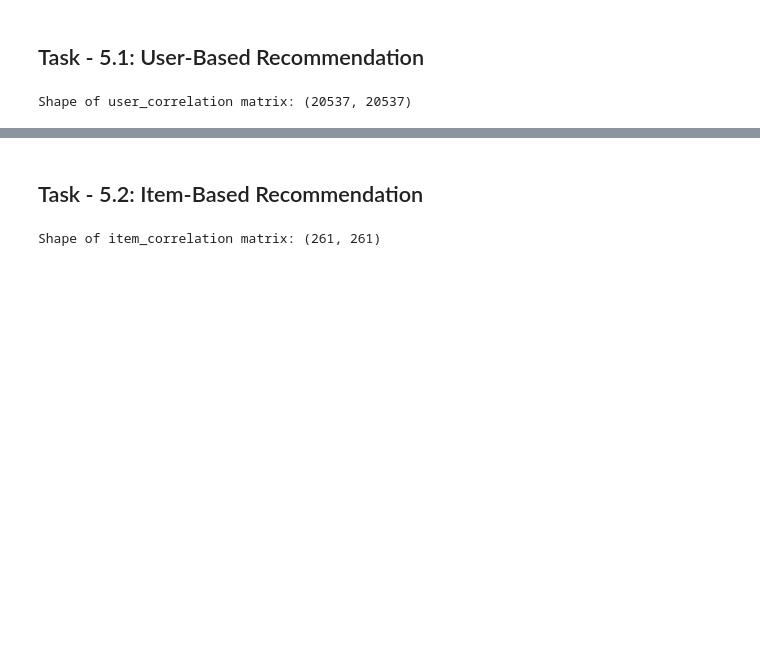
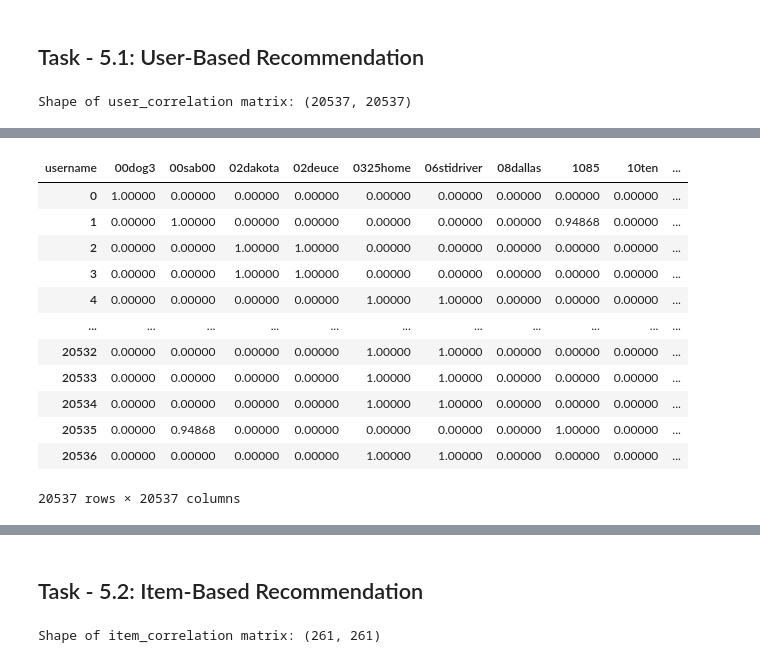
Before and after one commit to mundrapiyush/product-recommendation-app, a Jupyter notebook: development/product-recommendation-model-development.ipynb, the cells around one changed output, grey strips where cells are left out. Cells and saved outputs as stored; diff of their text form; code cells hidden in the pictures; blank space fills up the shorter version.

```diff
--- a/development/product-recommendation-model-development.ipynb
+++ b/development/product-recommendation-model-development.ipynb
@@ -768,8 +719,8 @@ Shape of train_recommendation_transposed_pivot_df: (261, 20537)
 # %%
 # Creating the User Similarity Matrix using pairwise_distance function.
 user_correlation = 1 - pairwise_distances(train_recommendation_pivot_df, metric='cosine')
+user_correlation[user_correlation < 0] = 0
+user_correlation_df = pd.DataFrame(user_correlation)
 print("Shape of user_correlation matrix:", user_correlation.shape)
-user_predicted_ratings = np.dot(user_correlation, train_recommendation_pivot_df.fillna(0))
-user_final_rating = np.multiply(user_predicted_ratings,dummy_train_recommendation_df)
 # %% [output]
 Shape of user_correlation matrix: (20537, 20537)
@@ -783,5 +749,6 @@ with open('models/user_based_recommendation.pkl', 'wb') as file:
 # %%
-# user_correlation_df = pd.DataFrame(user_correlation)
-# user_correlation_df['username'] = train_recommendation_pivot_df.index
-# user_correlation_df.set_index('username',inplace=True)
-# user_correlation_df.head(5)
+# Create a new column called username in the user_correlation_df DataFrame
+user_correlation_df = pd.DataFrame(user_correlation)
+user_correlation_df['username'] = train_recommendation_pivot_df.index
+user_correlation_df.set_index('username',inplace=True)
+user_correlation_df.head(5)
@@ -792,0 +778,16 @@ with open('models/user_based_recommendation.pkl', 'wb') as file:
+# %%
+user_correlation_df.T
+# %% [output]
+| username | 00dog3 | 00sab00 | 02dakota | 02deuce | 0325home | 06stidriver | 08dallas | 1085 | 10ten | ... |
+| 0 | 1.00000 | 0.00000 | 0.00000 | 0.00000 | 0.00000 | 0.00000 | 0.00000 | 0.00000 | 0.00000 | ... |
+| 1 | 0.00000 | 1.00000 | 0.00000 | 0.00000 | 0.00000 | 0.00000 | 0.00000 | 0.94868 | 0.00000 | ... |
+| 2 | 0.00000 | 0.00000 | 1.00000 | 1.00000 | 0.00000 | 0.00000 | 0.00000 | 0.00000 | 0.00000 | ... |
+| 3 | 0.00000 | 0.00000 | 1.00000 | 1.00000 | 0.00000 | 0.00000 | 0.00000 | 0.00000 | 0.00000 | ... |
+| 4 | 0.00000 | 0.00000 | 0.00000 | 0.00000 | 1.00000 | 1.00000 | 0.00000 | 0.00000 | 0.00000 | ... |
+| ... | ... | ... | ... | ... | ... | ... | ... | ... | ... | ... |
+| 20532 | 0.00000 | 0.00000 | 0.00000 | 0.00000 | 1.00000 | 1.00000 | 0.00000 | 0.00000 | 0.00000 | ... |
+| 20533 | 0.00000 | 0.00000 | 0.00000 | 0.00000 | 1.00000 | 1.00000 | 0.00000 | 0.00000 | 0.00000 | ... |
+| 20534 | 0.00000 | 0.00000 | 0.00000 | 0.00000 | 1.00000 | 1.00000 | 0.00000 | 0.00000 | 0.00000 | ... |
+| 20535 | 0.00000 | 0.94868 | 0.00000 | 0.00000 | 0.00000 | 0.00000 | 0.00000 | 1.00000 | 0.00000 | ... |
+| 20536 | 0.00000 | 0.00000 | 0.00000 | 0.00000 | 1.00000 | 1.00000 | 0.00000 | 0.00000 | 0.00000 | ... |
+20537 rows × 20537 columns
```
Also changed, not shown: parts of 33 cells of this notebook, 1 other file.
